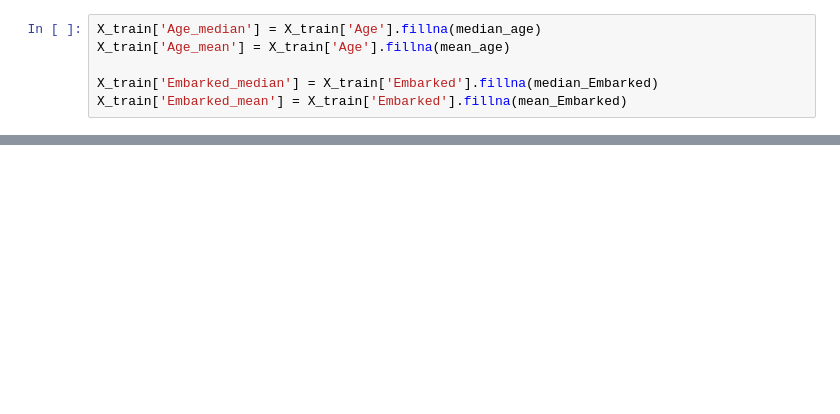
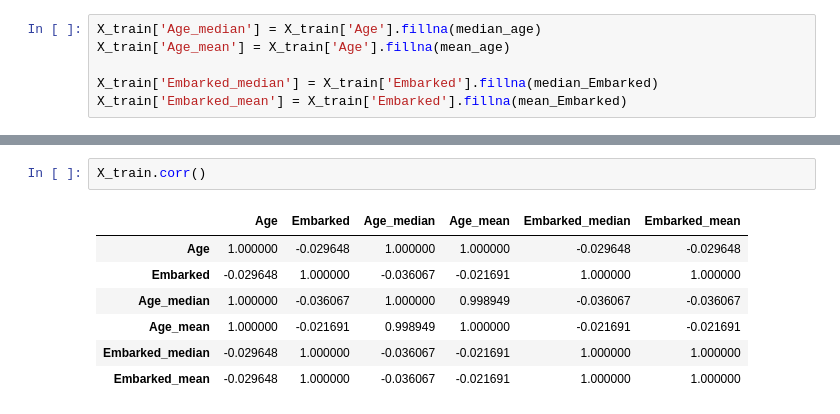
Before and after one commit to sunildhakad2004/Machine_Learning_100Days, a Jupyter notebook: day36-imputing-numerical-data.ipynb, the cells around one changed output, grey strips where cells are left out. Drawn from its saved outputs; the diff is of its cells as text; blank space fills up the shorter version.

```diff
--- a/day36-imputing-numerical-data.ipynb
+++ b/day36-imputing-numerical-data.ipynb
@@ -121,0 +139,10 @@ KeyError: 'median_Emabarked'
+# %%
+X_train.corr()
+# %% [output]
+|  | Age | Embarked | Age_median | Age_mean | Embarked_median | Embarked_mean |
+| Age | 1.000000 | -0.029648 | 1.000000 | 1.000000 | -0.029648 | -0.029648 |
+| Embarked | -0.029648 | 1.000000 | -0.036067 | -0.021691 | 1.000000 | 1.000000 |
+| Age_median | 1.000000 | -0.036067 | 1.000000 | 0.998949 | -0.036067 | -0.036067 |
+| Age_mean | 1.000000 | -0.021691 | 0.998949 | 1.000000 | -0.021691 | -0.021691 |
+| Embarked_median | -0.029648 | 1.000000 | -0.036067 | -0.021691 | 1.000000 | 1.000000 |
+| Embarked_mean | -0.029648 | 1.000000 | -0.036067 | -0.021691 | 1.000000 | 1.000000 |
```
Also changed, not shown: parts of 17 cells of this notebook.
